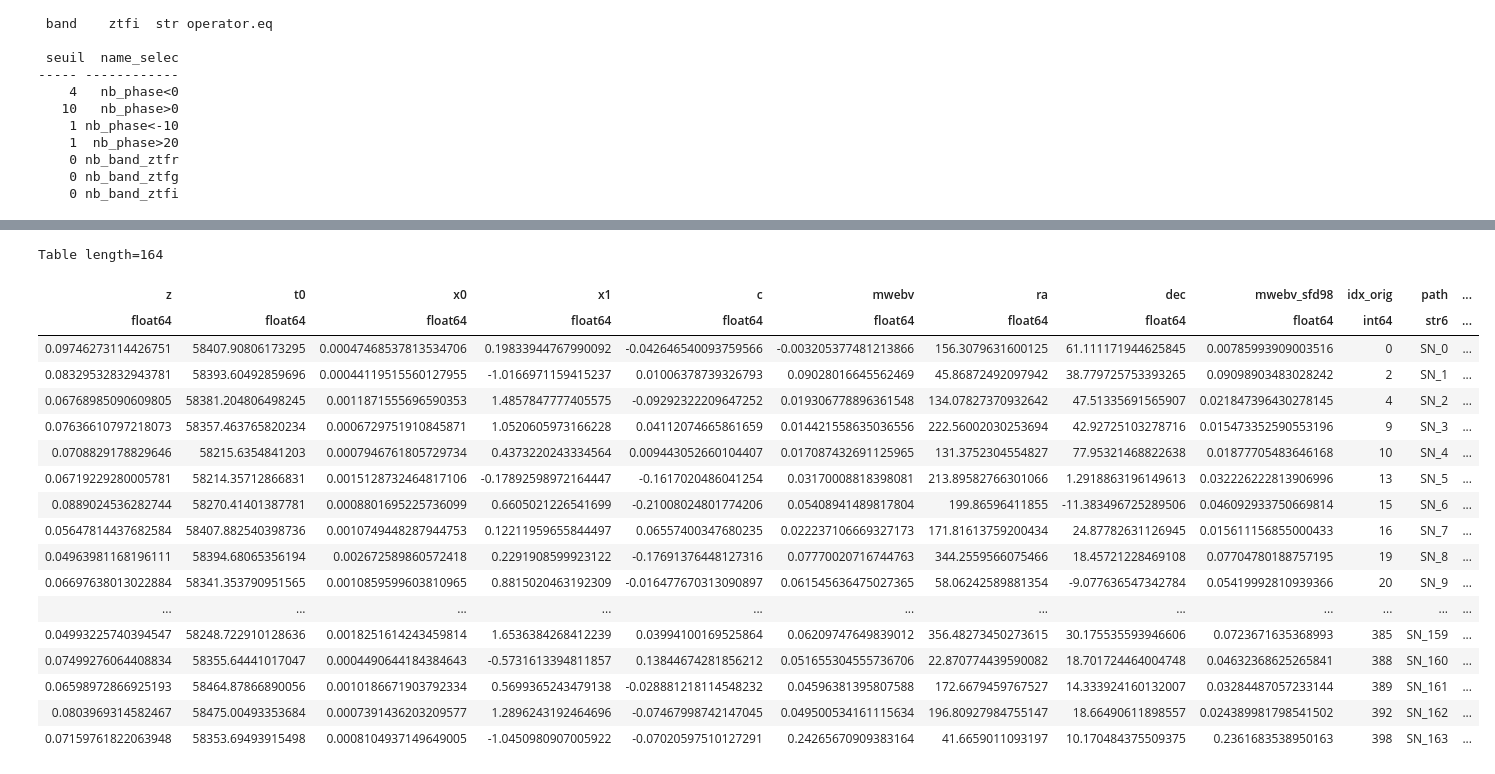
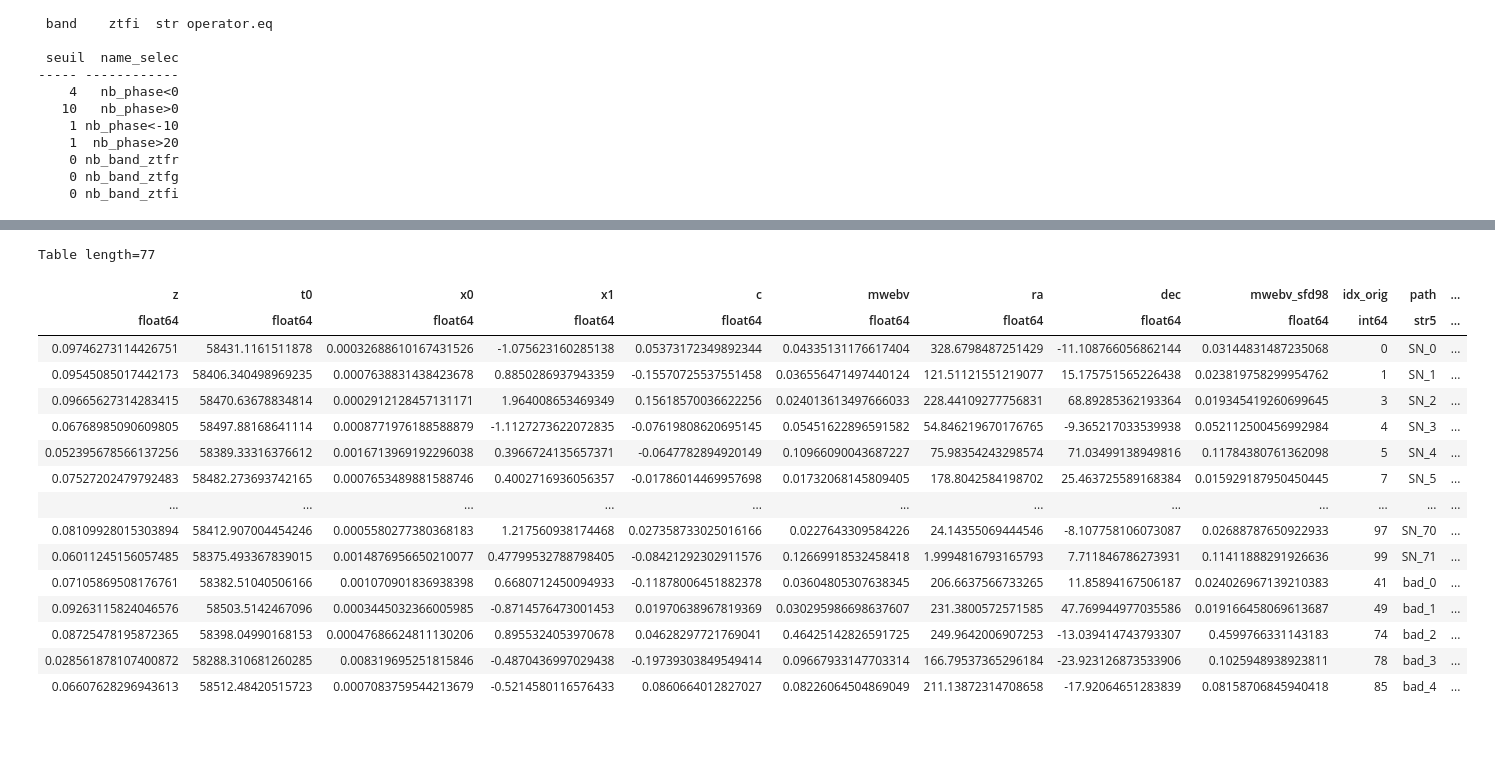
Before and after one commit to bailleulm/ZTF_stage, a Jupyter notebook: notebook/lc_simu.ipynb, the cells around one changed output, grey strips where cells are left out. Cells and saved outputs as stored; diff of their text form; code cells hidden in the pictures; blank space fills up the shorter version.

```diff
--- a/notebook/lc_simu.ipynb
+++ b/notebook/lc_simu.ipynb
@@ -55,0 +25,4 @@ Generating lightcurves
+# %%
+simu = Simul_lc(folder_dir,  z_range=(0.01, 0.1), dec_range=(-30, 90), n_det=1,
+                 ntransient=11, seed=70, threshold=1)
+lc = simu.simul_lc()
@@ -55,0 +78,4 @@ Generating lightcurves
+# %%
+fig, axs = plt.subplots(3, 2, figsize=(12,10))
+Histo2(lc.meta, 'lc ok')
+Histo2(lc.meta_rejected, 'lc rejected')
@@ -87,0 +97,9 @@ Table length=48
+# %%
+meta_rej = clas.Tab_metaRejected(lc)
+
+clas_meta = Read_LightCurve(file_name='Meta.hdf5')
+read_meta = clas_meta.Read_file(path='meta')
+
+for i, rows in enumerate(meta_rej):
+    read_meta.add_row(rows)
+read_meta
@@ -162,13 +194,18 @@ selec_phase(lc_sn_default[0], table, 5)
 # %%
-clas_meta = Read_LightCurve(file_name='Meta.hdf5')
-read_meta = clas_meta.Read_file(path='meta')
+clas2 = Read_LightCurve(file_name='Data.hdf5')
+read_data = clas2.Read_file(path='SN_0')
 
 rtot = []
 r = []
 rb = table_2['name_selec']
 for i, row in enumerate(read_meta):
-    len_Tab = selec_phase(lc_sn_default[i], table, 5)
-    r.append(len_Tab)
+    if row['path'] == 'SN_{}'.format(i):
+        read_data = clas2.Read_file(path='SN_0')
+        len_Tab = selec_phase(read_data, table, 5)
+        r.append(len_Tab)
+    else :
+        b = np.full((len(table_2)), -1)
+        r.append(b.tolist())
 
 rtot = np.array(r)
 
@@ -215,38 +250,39 @@ def selec(list_lenTable, csvFile):
 # %%
 R, sel_list = [], []
 
 for i, path in enumerate(read_meta['path']):
     class_data = Read_LightCurve(file_name='Data.hdf5')
-    lc = class_data.Read_file(path=path)
-    lc_len = selec_phase(lc, table, 5, selec=False)
-    sel = selec(lc_len, table_2)
-    R.append(sel)
+    if path == 'SN_{}'.format(i):
+        lc = class_data.Read_file(path=path)
+        lc_len = selec_phase(lc, table, 5, selec=False)
+        sel = selec(lc_len, table_2)
+        R.append(sel)
+    else:
+        R.append(0)
 
 pass_selec = Column(R)
 
 if 'pass selec' in read_meta.colnames:
     read_meta['pass selec'] = pass_selec
 else :
     read_meta.add_column(pass_selec, name = 'pass selec')
 
 read_meta
 # %% [output]
-Table length=164
+Table length=77
 | z | t0 | x0 | x1 | c | mwebv | ra | dec | mwebv_sfd98 | idx_orig | path | ... |
-| float64 | float64 | float64 | float64 | float64 | float64 | float64 | float64 | float64 | int64 | str6 | ... |
-| 0.09746273114426751 | 58407.90806173295 | 0.00047468537813534706 | 0.19833944767990092 | -0.042646540093759566 | -0.003205377481213866 | 156.3079631600125 | 61.111171944625845 | 0.00785993909003516 | 0 | SN_0 | ... |
-| 0.08329532832943781 | 58393.60492859696 | 0.00044119515560127955 | -1.0166971159415237 | 0.01006378739326793 | 0.09028016645562469 | 45.86872492097942 | 38.779725753393265 | 0.09098903483028242 | 2 | SN_1 | ... |
-| 0.06768985090609805 | 58381.204806498245 | 0.0011871555696590353 | 1.4857847777405575 | -0.09292322209647252 | 0.019306778896361548 | 134.07827370932642 | 47.51335691565907 | 0.021847396430278145 | 4 | SN_2 | ... |
-| 0.07636610797218073 | 58357.463765820234 | 0.0006729751910845871 | 1.0520605973166228 | 0.04112074665861659 | 0.014421558635036556 | 222.56002030253694 | 42.92725103278716 | 0.015473352590553196 | 9 | SN_3 | ... |
-| 0.0708829178829646 | 58215.6354841203 | 0.0007946761805729734 | 0.4373220243334564 | 0.009443052660104407 | 0.017087432691125965 | 131.3752304554827 | 77.95321468822638 | 0.01877705483646168 | 10 | SN_4 | ... |
-| 0.06719229280005781 | 58214.35712866831 | 0.0015128732464817106 | -0.17892598972164447 | -0.1617020486041254 | 0.03170008818398081 | 213.89582766301066 | 1.2918863196149613 | 0.032226222813906996 | 13 | SN_5 | ... |
-| 0.0889024536282744 | 58270.41401387781 | 0.0008801695225736099 | 0.6605021226541699 | -0.21008024801774206 | 0.05408941489817804 | 199.86596411855 | -11.383496725289506 | 0.046092933750669814 | 15 | SN_6 | ... |
-| 0.05647814437682584 | 58407.882540398736 | 0.0010749448287944753 | 0.12211959655844497 | 0.06557400347680235 | 0.022237106669327173 | 171.81613759200434 | 24.87782631126945 | 0.015611156855000433 | 16 | SN_7 | ... |
-| 0.04963981168196111 | 58394.68065356194 | 0.002672589860572418 | 0.2291908599923122 | -0.17691376448127316 | 0.07770020716744763 | 344.2559566075466 | 18.45721228469108 | 0.07704780188757195 | 19 | SN_8 | ... |
-| 0.06697638013022884 | 58341.353790951565 | 0.0010859599603810965 | 0.8815020463192309 | -0.016477670313090897 | 0.061545636475027365 | 58.06242589881354 | -9.077636547342784 | 0.05419992810939366 | 20 | SN_9 | ... |
+| float64 | float64 | float64 | float64 | float64 | float64 | float64 | float64 | float64 | int64 | str5 | ... |
+| 0.09746273114426751 | 58431.1161511878 | 0.00032688610167431526 | -1.075623160285138 | 0.05373172349892344 | 0.04335131176617404 | 328.6798487251429 | -11.108766056862144 | 0.03144831487235068 | 0 | SN_0 | ... |
+| 0.09545085017442173 | 58406.340498969235 | 0.0007638831438423678 | 0.8850286937943359 | -0.15570725537551458 | 0.036556471497440124 | 121.51121551219077 | 15.175751565226438 | 0.023819758299954762 | 1 | SN_1 | ... |
+| 0.09665627314283415 | 58470.63678834814 | 0.0002912128457131171 | 1.964008653469349 | 0.15618570036622256 | 0.024013613497666033 | 228.44109277756831 | 68.89285362193364 | 0.019345419260699645 | 3 | SN_2 | ... |
+| 0.06768985090609805 | 58497.88168641114 | 0.0008771976188588879 | -1.1127273622072835 | -0.07619808620695145 | 0.05451622896591582 | 54.846219670176765 | -9.365217033539938 | 0.052112500456992984 | 4 | SN_3 | ... |
+| 0.052395678566137256 | 58389.33316376612 | 0.0016713969192296038 | 0.3966724135657371 | -0.0647782894920149 | 0.10966090043687227 | 75.98354243298574 | 71.03499138949816 | 0.11784380761362098 | 5 | SN_4 | ... |
+| 0.07527202479792483 | 58482.273693742165 | 0.0007653489881588746 | 0.4002716936056357 | -0.01786014469957698 | 0.01732068145809405 | 178.8042584198702 | 25.463725589168384 | 0.015929187950450445 | 7 | SN_5 | ... |
 | ... | ... | ... | ... | ... | ... | ... | ... | ... | ... | ... | ... |
-| 0.04993225740394547 | 58248.722910128636 | 0.0018251614243459814 | 1.6536384268412239 | 0.03994100169525864 | 0.06209747649839012 | 356.48273450273615 | 30.175535593946606 | 0.0723671635368993 | 385 | SN_159 | ... |
-| 0.07499276064408834 | 58355.64441017047 | 0.0004490644184384643 | -0.5731613394811857 | 0.13844674281856212 | 0.051655304555736706 | 22.870774439590082 | 18.701724464004748 | 0.04632368625265841 | 388 | SN_160 | ... |
-| 0.06598972866925193 | 58464.87866890056 | 0.0010186671903792334 | 0.5699365243479138 | -0.028881218114548232 | 0.04596381395807588 | 172.6679459767527 | 14.333924160132007 | 0.03284487057233144 | 389 | SN_161 | ... |
-| 0.0803969314582467 | 58475.00493353684 | 0.0007391436203209577 | 1.2896243192464696 | -0.07467998742147045 | 0.049500534161115634 | 196.80927984755147 | 18.66490611898557 | 0.024389981798541502 | 392 | SN_162 | ... |
-| 0.07159761822063948 | 58353.69493915498 | 0.0008104937149649005 | -1.0450980907005922 | -0.07020597510127291 | 0.24265670909383164 | 41.6659011093197 | 10.170484375509375 | 0.2361683538950163 | 398 | SN_163 | ... |
+| 0.08109928015303894 | 58412.907004454246 | 0.0005580277380368183 | 1.217560938174468 | 0.027358733025016166 | 0.0227643309584226 | 24.14355069444546 | -8.107758106073087 | 0.02688787650922933 | 97 | SN_70 | ... |
+| 0.06011245156057485 | 58375.493367839015 | 0.0014876956650210077 | 0.47799532788798405 | -0.08421292302911576 | 0.12669918532458418 | 1.9994816793165793 | 7.711846786273931 | 0.11411888291926636 | 99 | SN_71 | ... |
+| 0.07105869508176761 | 58382.51040506166 | 0.001070901836938398 | 0.6680712450094933 | -0.11878006451882378 | 0.03604805307638345 | 206.6637566733265 | 11.85894167506187 | 0.024026967139210383 | 41 | bad_0 | ... |
+| 0.09263115824046576 | 58503.5142467096 | 0.0003445032366005985 | -0.8714576473001453 | 0.01970638967819369 | 0.030295986698637607 | 231.3800572571585 | 47.769944977035586 | 0.019166458069613687 | 49 | bad_1 | ... |
+| 0.08725478195872365 | 58398.04990168153 | 0.00047686624811130206 | 0.8955324053970678 | 0.04628297721769041 | 0.46425142826591725 | 249.9642006907253 | -13.039414743793307 | 0.4599766331143183 | 74 | bad_2 | ... |
+| 0.028561878107400872 | 58288.310681260285 | 0.008319695251815846 | -0.4870436997029438 | -0.19739303849549414 | 0.09667933147703314 | 166.79537365296184 | -23.923126873533906 | 0.1025948938923811 | 78 | bad_3 | ... |
+| 0.06607628296943613 | 58512.48420515723 | 0.0007083759544213679 | -0.5214580116576433 | 0.0860664012827027 | 0.08226064504869049 | 211.13872314708658 | -17.92064651283839 | 0.08158706845940418 | 85 | bad_4 | ... |
```
Also changed, not shown: parts of 25 cells of this notebook.
